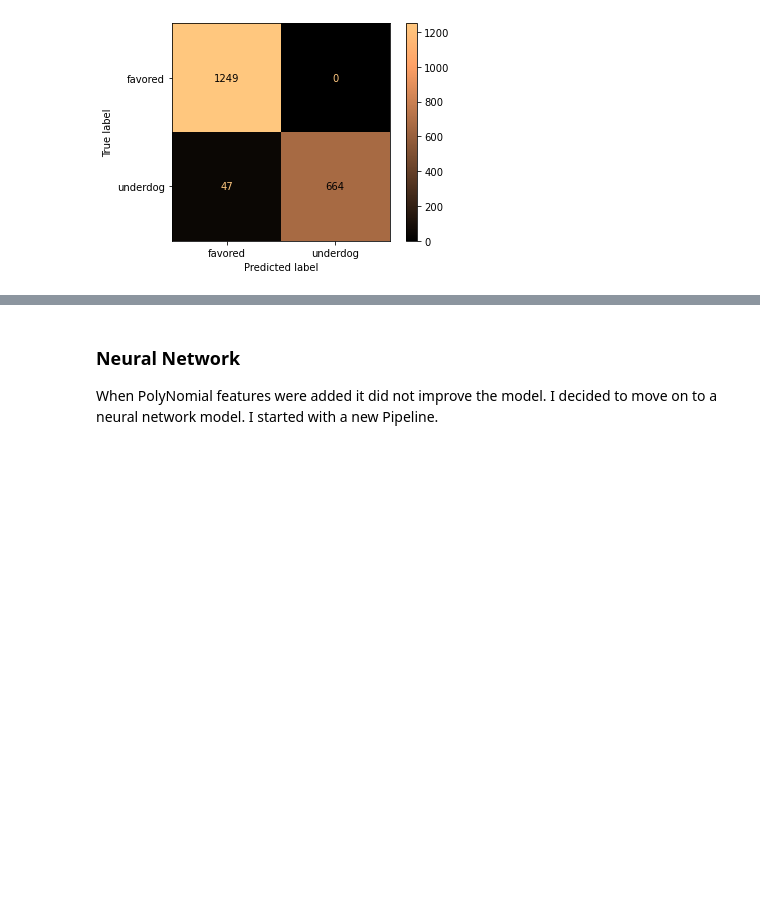
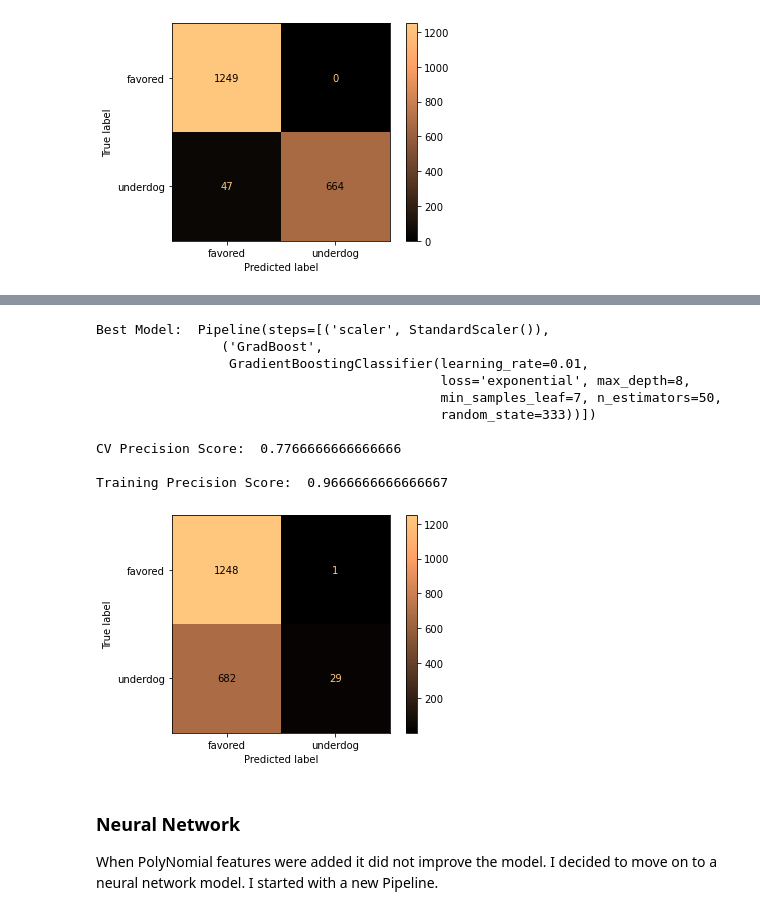
Before and after one commit to Ben-Gilbert333/Predicting_UFC_Winners, a Jupyter notebook: scratch_notebooks/scratch_notebook3.ipynb, the cells around one changed output, grey strips where cells are left out. Cells and saved outputs as stored; diff of their text form; code cells hidden in the pictures; blank space fills up the shorter version.

```diff
--- a/scratch_notebooks/scratch_notebook3.ipynb
+++ b/scratch_notebooks/scratch_notebook3.ipynb
@@ -1095,9 +1090,0 @@ It didn't seem like the GradientBoostingClassifier was able to make any major im
-# %%
-# Creating steps for a Pipeline
-gradient_boost_steps2 = [('scaler', StandardScaler()),
-                         ('poly', PolynomialFeatures()),
-                        ('GradBoost', GradientBoostingClassifier(random_state=333))]
-# Feeding steps to Pipeline
-gradient_boost_pipe2 = Pipeline(gradient_boost_steps2)
-# Fitting training data to the Pipeline
-gradient_boost_pipe2.fit(X_train, y_train)
@@ -1141,3 +1166,37 @@ Training Precision Score:  0.9776951672862454
+# %%
+# Setting params for GridSearch
+gradient_boost_params5 = {'GradBoost__learning_rate': [0.01],
+                        'GradBoost__n_estimators': [46, 47, 48, 49, 50, 51, 52, 53, 54, 55, 60, 65, 70, 75, 80, 85, 90, 95],
+                        'GradBoost__min_samples_leaf': [5, 6, 7, 8],
+                        'GradBoost__loss': ['exponential'],
+                        'GradBoost__max_depth': [1, 2, 3, 4, 5, 6, 7, 8, 9]}
+# Creating the GridSearch
+gradient_boost_grid5 = GridSearchCV(gradient_boost_pipe, param_grid=gradient_boost_params5, cv=5, scoring=precision_scorer,
+                                   n_jobs=3)
+# Fitting the GridSearch
+gradient_boost_grid5.fit(X_train, y_train)
+
+# Pickling model
+with open('../pickles/gradient_boost_grid_best5.pkl', 'wb') as f:
+       pickle.dump(gradient_boost_grid5.best_estimator_, f)
+# %%
+# Loading in pickled model
+with open('../pickles/gradient_boost_grid_best5.pkl', 'rb') as f:
+    gradient_boost_grid_best5 = pickle.load(f)
+# %%
+best_results(gradient_boost_grid_best5)
+# %% [output]
+Best Model:  Pipeline(steps=[('scaler', StandardScaler()),
+                ('GradBoost',
+                 GradientBoostingClassifier(learning_rate=0.01,
+                                            loss='exponential', max_depth=8,
+                                            min_samples_leaf=7, n_estimators=50,
+                                            random_state=333))])
+
+CV Precision Score:  0.7766666666666666
+
+Training Precision Score:  0.9666666666666667
+[figure, added]
 # %% [markdown]
 ### Neural Network
 When PolyNomial features were added it did not improve the model. I decided to move on to a neural network model. I started with a new Pipeline.
```
Also changed, not shown: parts of 44 cells of this notebook, 6 other files.
